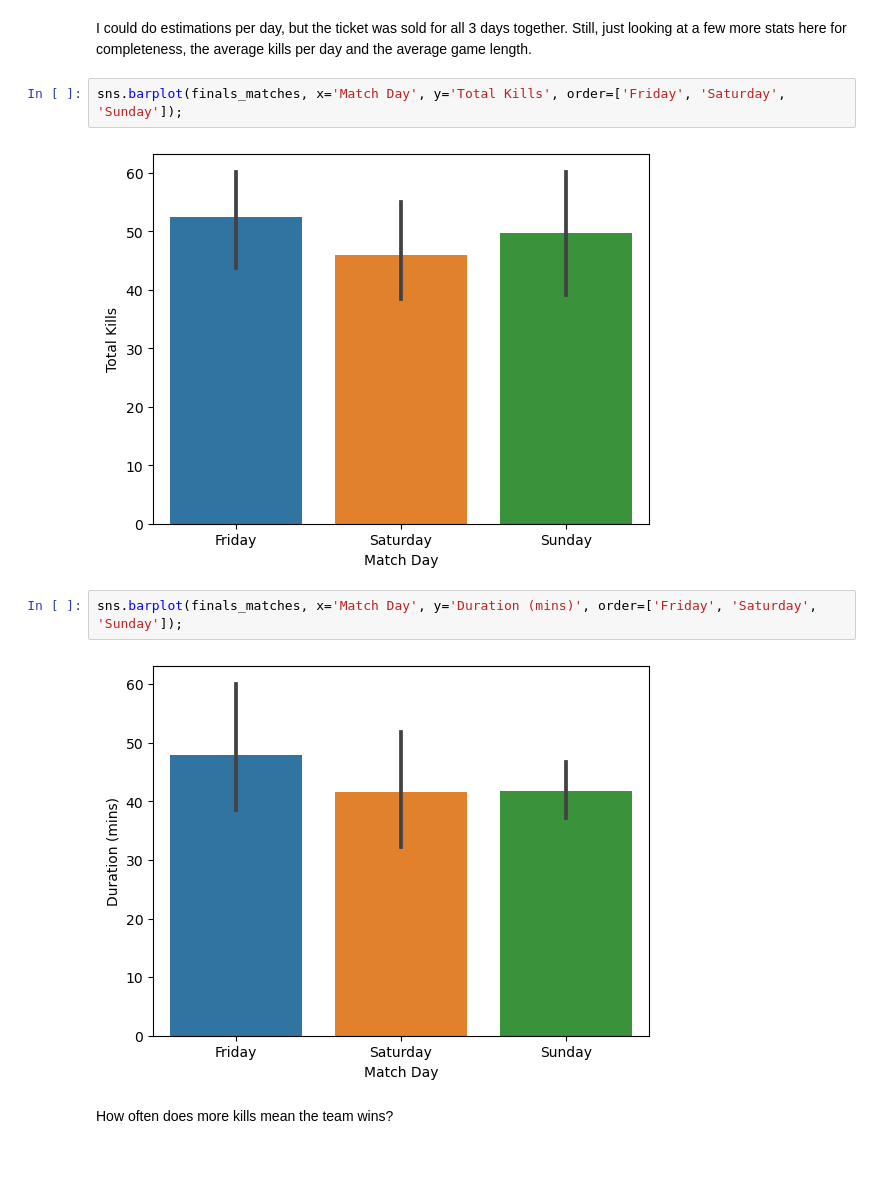
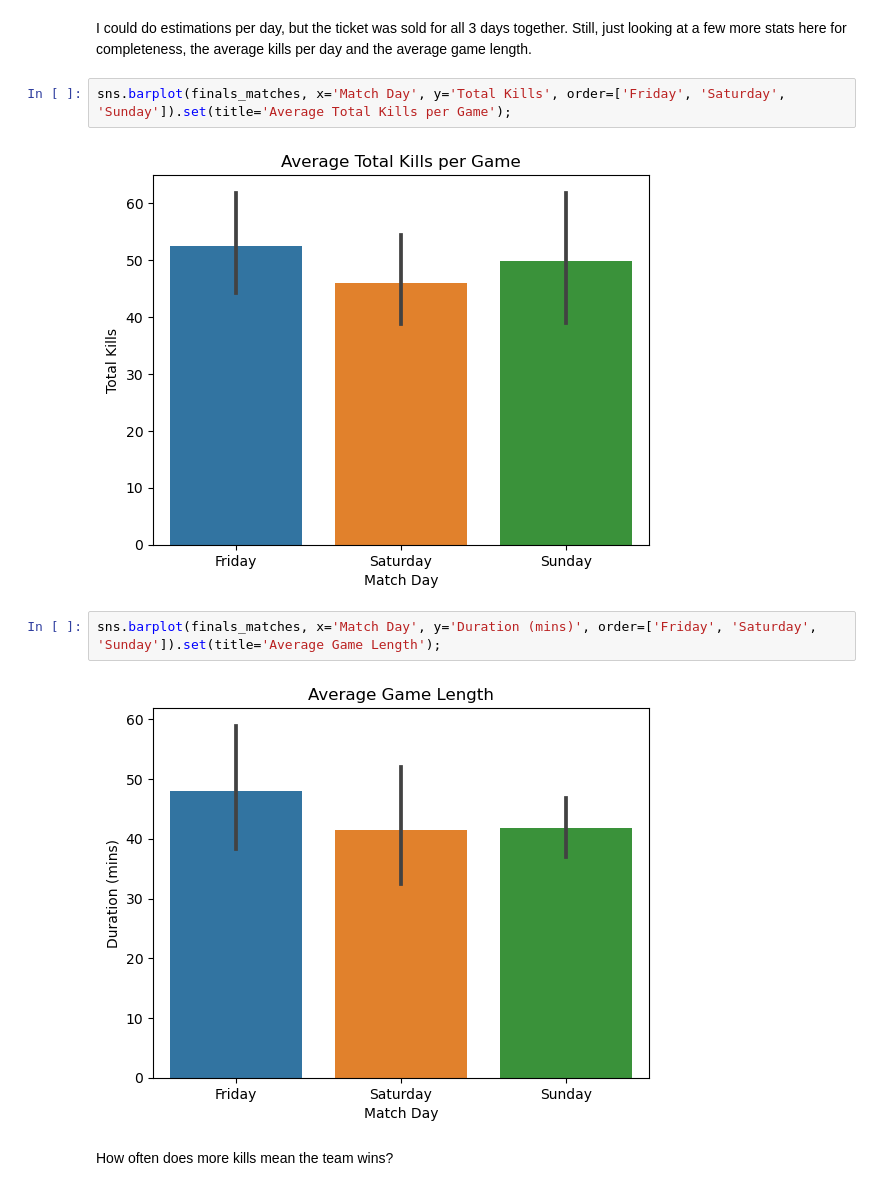
Before and after one commit to tomoumer/dota2_ti12, a Jupyter notebook: notebooks/01_eda_ti12.ipynb, the cells around one changed output. Cells and saved outputs as stored; diff of their text form; blank space fills up the shorter version.

```diff
--- a/notebooks/01_eda_ti12.ipynb
+++ b/notebooks/01_eda_ti12.ipynb
@@ -322,13 +322,13 @@ games_worth
 # %% [markdown]
 I could do estimations per day, but the ticket was sold for all 3 days together. Still, just looking at a few more stats here for completeness, the average kills per day and the average game length.
 # %%
-sns.barplot(finals_matches, x='Match Day', y='Total Kills', order=['Friday', 'Saturday', 'Sunday']);
+sns.barplot(finals_matches, x='Match Day', y='Total Kills', order=['Friday', 'Saturday', 'Sunday']).set(title='Average Total Kills per Game');
 # %% [output]
-[figure, old version]
+[figure, new version]
 # %%
-sns.barplot(finals_matches, x='Match Day', y='Duration (mins)', order=['Friday', 'Saturday', 'Sunday']);
+sns.barplot(finals_matches, x='Match Day', y='Duration (mins)', order=['Friday', 'Saturday', 'Sunday']).set(title='Average Game Length');
 # %% [output]
-[figure, old version]
+[figure, new version]
 # %% [markdown]
 How often does more kills mean the team wins?
 # %%
```
Also changed, not shown: parts of 8 cells of this notebook.
